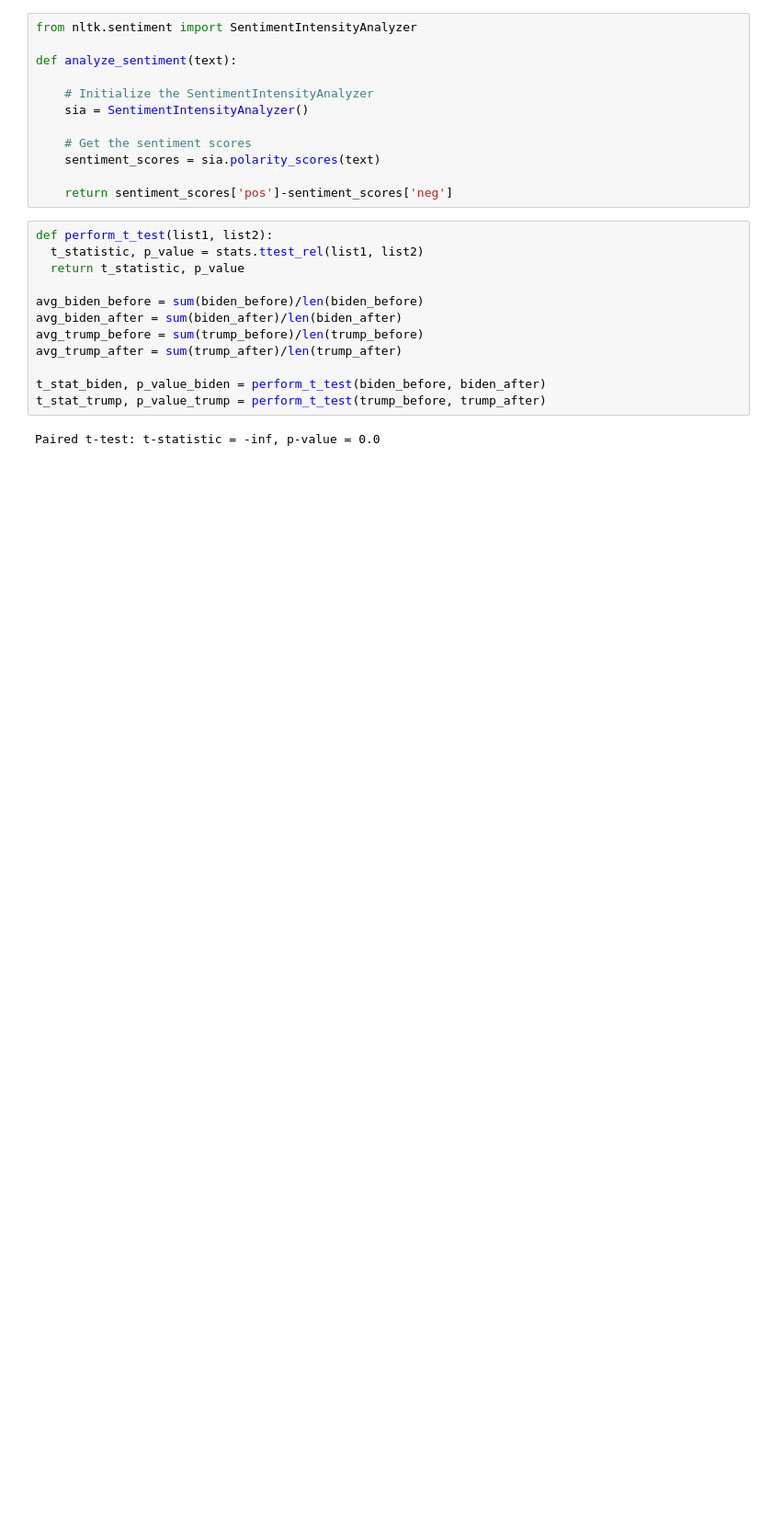
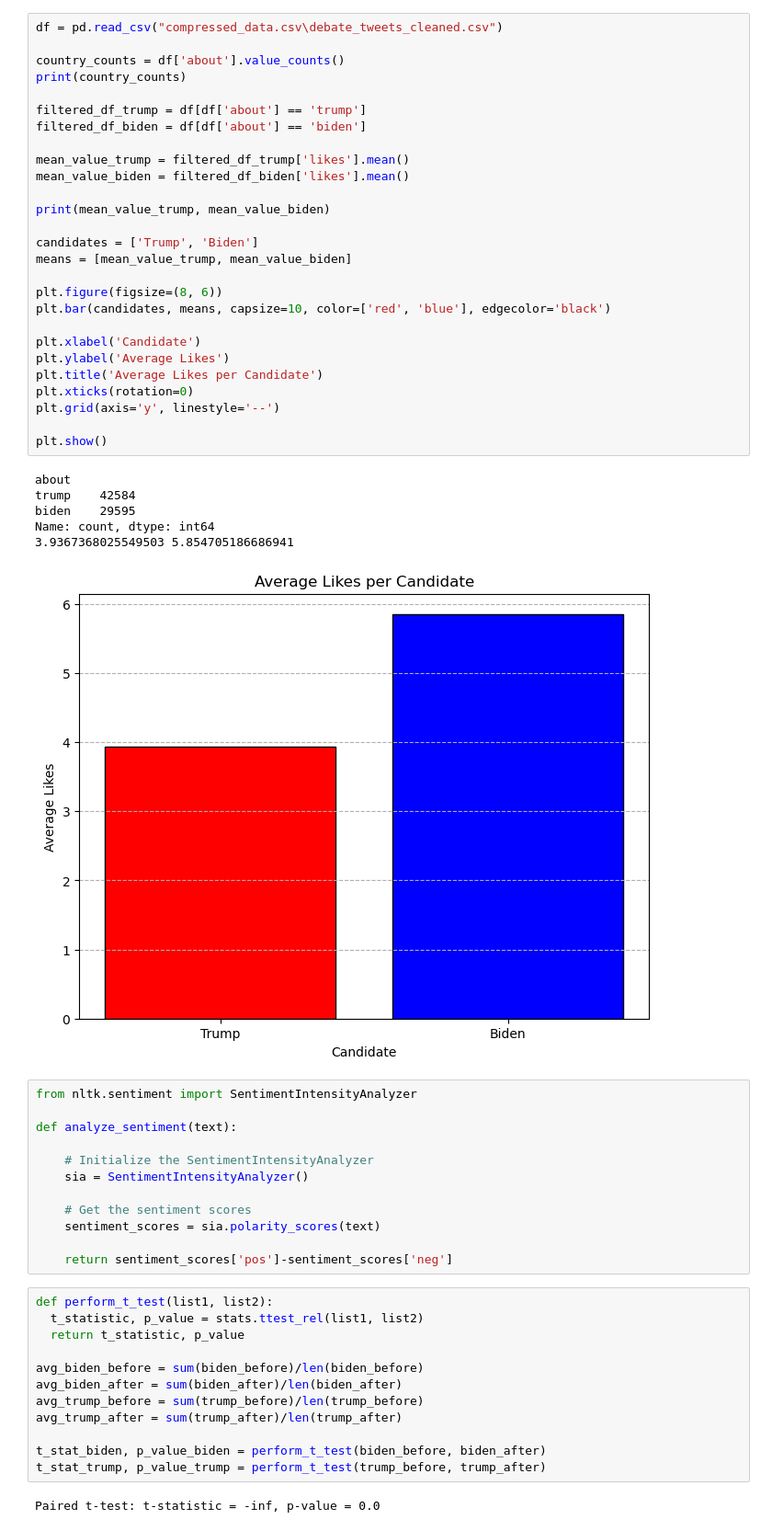
Before and after one commit to ArjunaBazaz/CS3_2020_Presidential_Approval_Rating_Analysis, a Jupyter notebook: debate_sentiment_analysis.ipynb, the cells around one changed output. Shown: that part at 92% size. Saved outputs shown, nothing was run; the diff lists cells and outputs as text; blank space fills up the shorter version.

```diff
--- a/debate_sentiment_analysis.ipynb
+++ b/debate_sentiment_analysis.ipynb
@@ -29,3 +86,37 @@ FileNotFoundError: [Errno 2] No such file or directory: 'filename_trump'
+# %%
+df = pd.read_csv("compressed_data.csv\debate_tweets_cleaned.csv")
+
+country_counts = df['about'].value_counts()
+print(country_counts)
+
+filtered_df_trump = df[df['about'] == 'trump']
+filtered_df_biden = df[df['about'] == 'biden']
+
+mean_value_trump = filtered_df_trump['likes'].mean()
+mean_value_biden = filtered_df_biden['likes'].mean()
+
+print(mean_value_trump, mean_value_biden)
+
+candidates = ['Trump', 'Biden']
+means = [mean_value_trump, mean_value_biden]
+
+plt.figure(figsize=(8, 6))
+plt.bar(candidates, means, capsize=10, color=['red', 'blue'], edgecolor='black')
+
+plt.xlabel('Candidate')
+plt.ylabel('Average Likes')
+plt.title('Average Likes per Candidate')
+plt.xticks(rotation=0)
+plt.grid(axis='y', linestyle='--')
+
+plt.show()
+# %% [output]
+about
+trump    42584
+biden    29595
+Name: count, dtype: int64
+3.9367368025549503 5.854705186686941
+[figure, added]
 # %%
 from nltk.sentiment import SentimentIntensityAnalyzer
 
```
Also changed, not shown: parts of 5 cells of this notebook, 1 other file.
